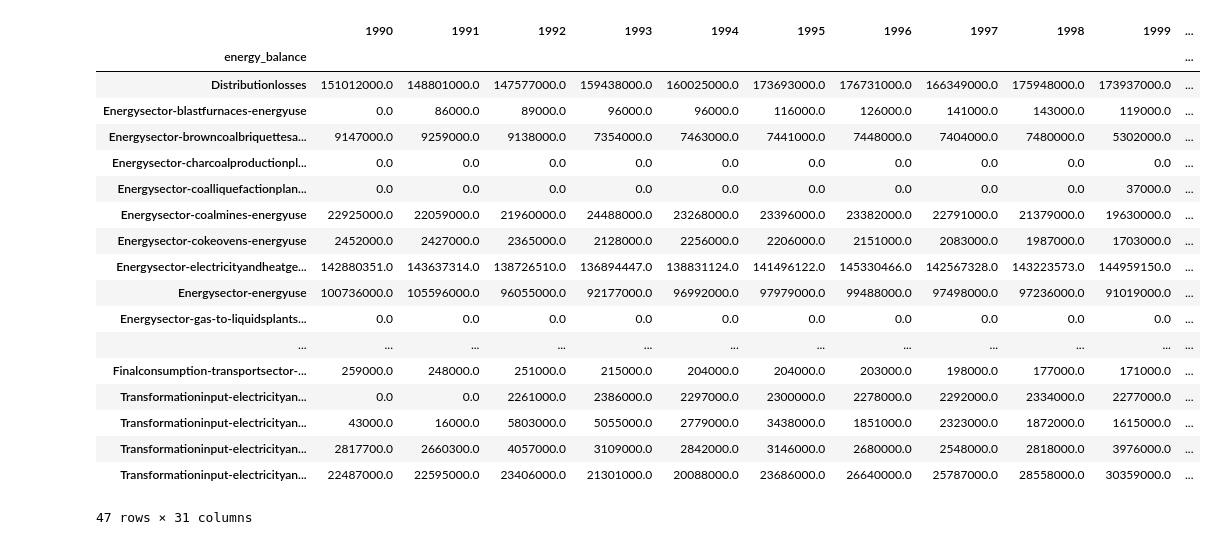
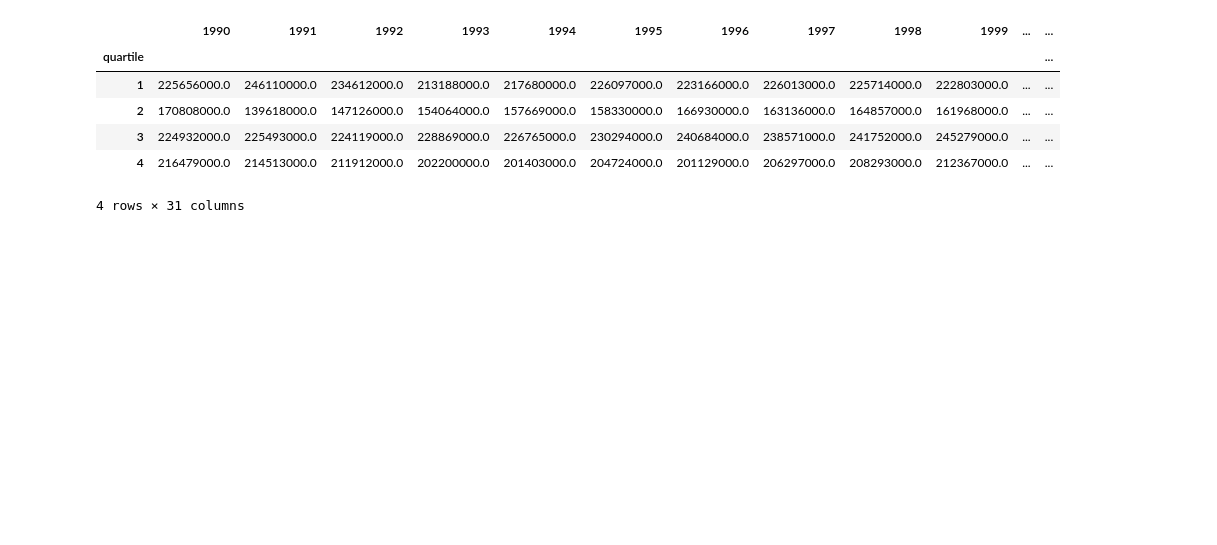
Before and after one commit to SinanSeyhan/green-electricity-project, a Jupyter notebook: notebooks/Consumption_py_test.ipynb, the cells around one changed output. Saved outputs shown, nothing was run; the diff lists cells and outputs as text; code cells hidden in the pictures; blank space fills up the shorter version.

```diff
--- a/notebooks/Consumption_py_test.ipynb
+++ b/notebooks/Consumption_py_test.ipynb
@@ -2,27 +2,17 @@
 import importlib
 import os
 os.chdir('..')
-consumption = importlib.import_module("green-electricity-project.consumption", package=True).Consumption(country=['EU'], get_quartiles=False, quartiles_asc=False)
+consumption_module = importlib.import_module("green-electricity-project.consumption", package=True)
+# %%
+consumption_germany = consumption_module.Consumption(country=['Germany'], get_quartiles=True, quartiles_asc=True)
 # %%
-consumption.prepare_consumption_and_export()
+consumption_germany.prepare_consumption_and_export()
 # %% [output]
-|  | 1990 | 1991 | 1992 | 1993 | 1994 | 1995 | 1996 | 1997 | 1998 | 1999 | ... |
-| energy_balance |  |  |  |  |  |  |  |  |  |  | ... |
-| Distributionlosses | 151012000.0 | 148801000.0 | 147577000.0 | 159438000.0 | 160025000.0 | 173693000.0 | 176731000.0 | 166349000.0 | 175948000.0 | 173937000.0 | ... |
-| Energysector-blastfurnaces-energyuse | 0.0 | 86000.0 | 89000.0 | 96000.0 | 96000.0 | 116000.0 | 126000.0 | 141000.0 | 143000.0 | 119000.0 | ... |
-| Energysector-browncoalbriquettesa... | 9147000.0 | 9259000.0 | 9138000.0 | 7354000.0 | 7463000.0 | 7441000.0 | 7448000.0 | 7404000.0 | 7480000.0 | 5302000.0 | ... |
-| Energysector-charcoalproductionpl... | 0.0 | 0.0 | 0.0 | 0.0 | 0.0 | 0.0 | 0.0 | 0.0 | 0.0 | 0.0 | ... |
-| Energysector-coalliquefactionplan... | 0.0 | 0.0 | 0.0 | 0.0 | 0.0 | 0.0 | 0.0 | 0.0 | 0.0 | 37000.0 | ... |
-| Energysector-coalmines-energyuse | 22925000.0 | 22059000.0 | 21960000.0 | 24488000.0 | 23268000.0 | 23396000.0 | 23382000.0 | 22791000.0 | 21379000.0 | 19630000.0 | ... |
-| Energysector-cokeovens-energyuse | 2452000.0 | 2427000.0 | 2365000.0 | 2128000.0 | 2256000.0 | 2206000.0 | 2151000.0 | 2083000.0 | 1987000.0 | 1703000.0 | ... |
-| Energysector-electricityandheatge... | 142880351.0 | 143637314.0 | 138726510.0 | 136894447.0 | 138831124.0 | 141496122.0 | 145330466.0 | 142567328.0 | 143223573.0 | 144959150.0 | ... |
-| Energysector-energyuse | 100736000.0 | 105596000.0 | 96055000.0 | 92177000.0 | 96992000.0 | 97979000.0 | 99488000.0 | 97498000.0 | 97236000.0 | 91019000.0 | ... |
-| Energysector-gas-to-liquidsplants... | 0.0 | 0.0 | 0.0 | 0.0 | 0.0 | 0.0 | 0.0 | 0.0 | 0.0 | 0.0 | ... |
-| ... | ... | ... | ... | ... | ... | ... | ... | ... | ... | ... | ... |
-| Finalconsumption-transportsector-... | 259000.0 | 248000.0 | 251000.0 | 215000.0 | 204000.0 | 204000.0 | 203000.0 | 198000.0 | 177000.0 | 171000.0 | ... |
-| Transformationinput-electricityan... | 0.0 | 0.0 | 2261000.0 | 2386000.0 | 2297000.0 | 2300000.0 | 2278000.0 | 2292000.0 | 2334000.0 | 2277000.0 | ... |
-| Transformationinput-electricityan... | 43000.0 | 16000.0 | 5803000.0 | 5055000.0 | 2779000.0 | 3438000.0 | 1851000.0 | 2323000.0 | 1872000.0 | 1615000.0 | ... |
-| Transformationinput-electricityan... | 2817700.0 | 2660300.0 | 4057000.0 | 3109000.0 | 2842000.0 | 3146000.0 | 2680000.0 | 2548000.0 | 2818000.0 | 3976000.0 | ... |
-| Transformationinput-electricityan... | 22487000.0 | 22595000.0 | 23406000.0 | 21301000.0 | 20088000.0 | 23686000.0 | 26640000.0 | 25787000.0 | 28558000.0 | 30359000.0 | ... |
+|  | 1990 | 1991 | 1992 | 1993 | 1994 | 1995 | 1996 | 1997 | 1998 | 1999 | ... | ... |
+| quartile |  |  |  |  |  |  |  |  |  |  |  | ... |
+| 1 | 225656000.0 | 246110000.0 | 234612000.0 | 213188000.0 | 217680000.0 | 226097000.0 | 223166000.0 | 226013000.0 | 225714000.0 | 222803000.0 | ... | ... |
+| 2 | 170808000.0 | 139618000.0 | 147126000.0 | 154064000.0 | 157669000.0 | 158330000.0 | 166930000.0 | 163136000.0 | 164857000.0 | 161968000.0 | ... | ... |
+| 3 | 224932000.0 | 225493000.0 | 224119000.0 | 228869000.0 | 226765000.0 | 230294000.0 | 240684000.0 | 238571000.0 | 241752000.0 | 245279000.0 | ... | ... |
+| 4 | 216479000.0 | 214513000.0 | 211912000.0 | 202200000.0 | 201403000.0 | 204724000.0 | 201129000.0 | 206297000.0 | 208293000.0 | 212367000.0 | ... | ... |
-47 rows × 31 columns
+4 rows × 31 columns
 # %%
```
Also changed, not shown: parts of 7 cells of this notebook.
